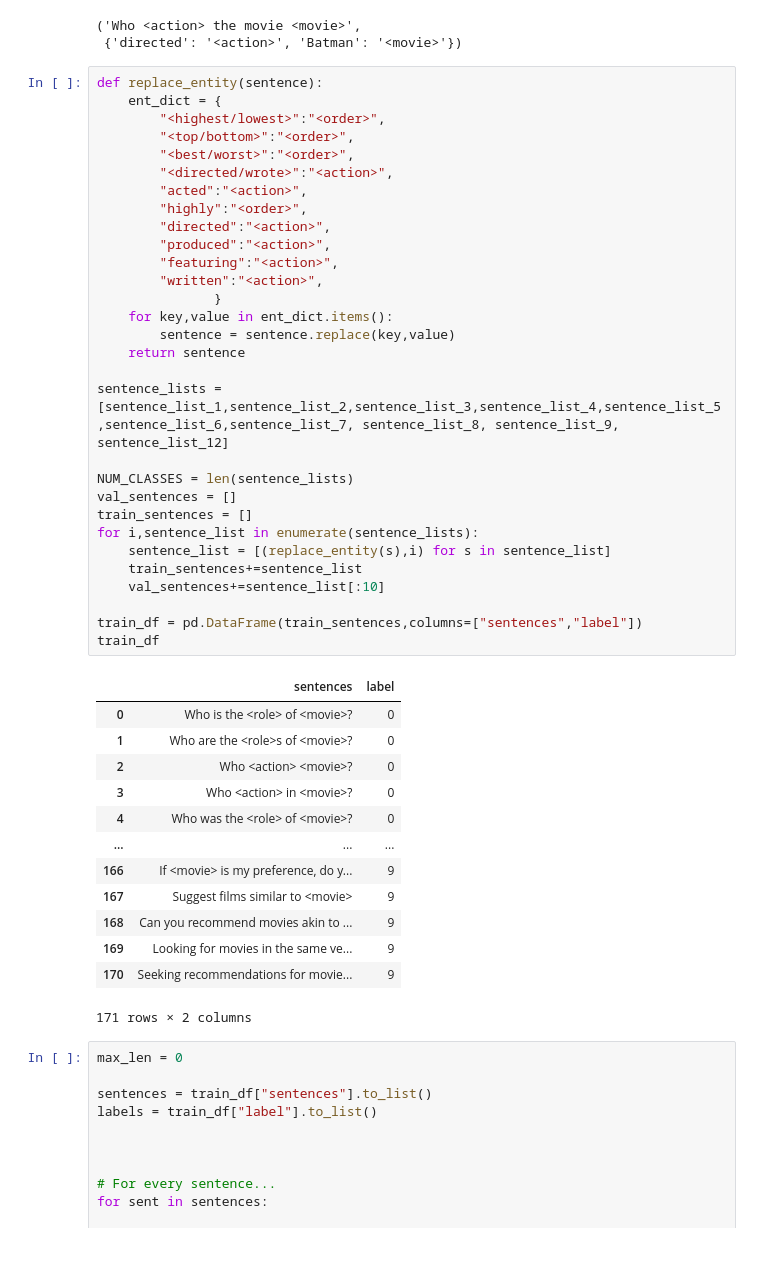
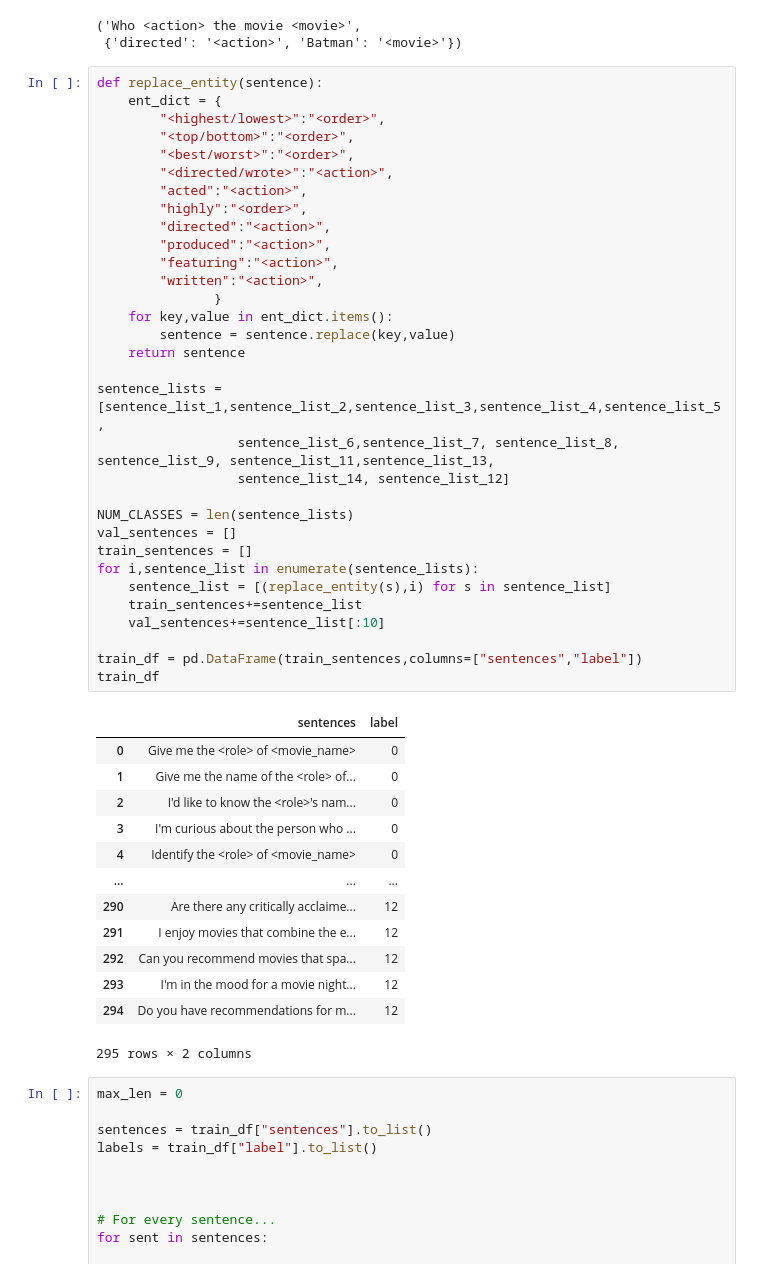
Before and after one commit to JorgeOrtizV/IntelligentConversationalAgent_ATAI, a Jupyter notebook: NER_test.ipynb, the cells around one changed output. Cells and saved outputs as stored; diff of their text form.

```diff
--- a/NER_test.ipynb
+++ b/NER_test.ipynb
@@ -795,46 +1186,48 @@ res["text"],res["entities"]
 def replace_entity(sentence):
     ent_dict = {
         "<highest/lowest>":"<order>",
         "<top/bottom>":"<order>",
         "<best/worst>":"<order>",
         "<directed/wrote>":"<action>",
         "acted":"<action>",
         "highly":"<order>",
         "directed":"<action>",
         "produced":"<action>",
         "featuring":"<action>",
         "written":"<action>",
                }
     for key,value in ent_dict.items():
         sentence = sentence.replace(key,value)
     return sentence
 
-sentence_lists = [sentence_list_1,sentence_list_2,sentence_list_3,sentence_list_4,sentence_list_5,sentence_list_6,sentence_list_7, sentence_list_8, sentence_list_9, sentence_list_12]
+sentence_lists = [sentence_list_1,sentence_list_2,sentence_list_3,sentence_list_4,sentence_list_5,
+                  sentence_list_6,sentence_list_7, sentence_list_8, sentence_list_9, sentence_list_11,sentence_list_13,
+                  sentence_list_14, sentence_list_12]
 
 NUM_CLASSES = len(sentence_lists)
 val_sentences = []
 train_sentences = []
 for i,sentence_list in enumerate(sentence_lists):
     sentence_list = [(replace_entity(s),i) for s in sentence_list]
     train_sentences+=sentence_list
     val_sentences+=sentence_list[:10]
 
 train_df = pd.DataFrame(train_sentences,columns=["sentences","label"])
 train_df
 # %% [output]
 |  | sentences | label |
-| 0 | Who is the <role> of <movie>? | 0 |
-| 1 | Who are the <role>s of <movie>? | 0 |
-| 2 | Who <action> <movie>? | 0 |
-| 3 | Who <action> in <movie>? | 0 |
-| 4 | Who was the <role> of <movie>? | 0 |
+| 0 | Give me the <role> of <movie_name> | 0 |
+| 1 | Give me the name of the <role> of... | 0 |
+| 2 | I'd like to know the <role>'s nam... | 0 |
+| 3 | I'm curious about the person who ... | 0 |
+| 4 | Identify the <role> of <movie_name> | 0 |
 | ... | ... | ... |
-| 166 | If <movie> is my preference, do y... | 9 |
-| 167 | Suggest films similar to <movie> | 9 |
-| 168 | Can you recommend movies akin to ... | 9 |
-| 169 | Looking for movies in the same ve... | 9 |
-| 170 | Seeking recommendations for movie... | 9 |
+| 290 | Are there any critically acclaime... | 12 |
+| 291 | I enjoy movies that combine the e... | 12 |
+| 292 | Can you recommend movies that spa... | 12 |
+| 293 | I'm in the mood for a movie night... | 12 |
+| 294 | Do you have recommendations for m... | 12 |
-171 rows × 2 columns
+295 rows × 2 columns
 # %%
 max_len = 0
 
```
Also changed, not shown: parts of 18 cells of this notebook, 2 other files.
